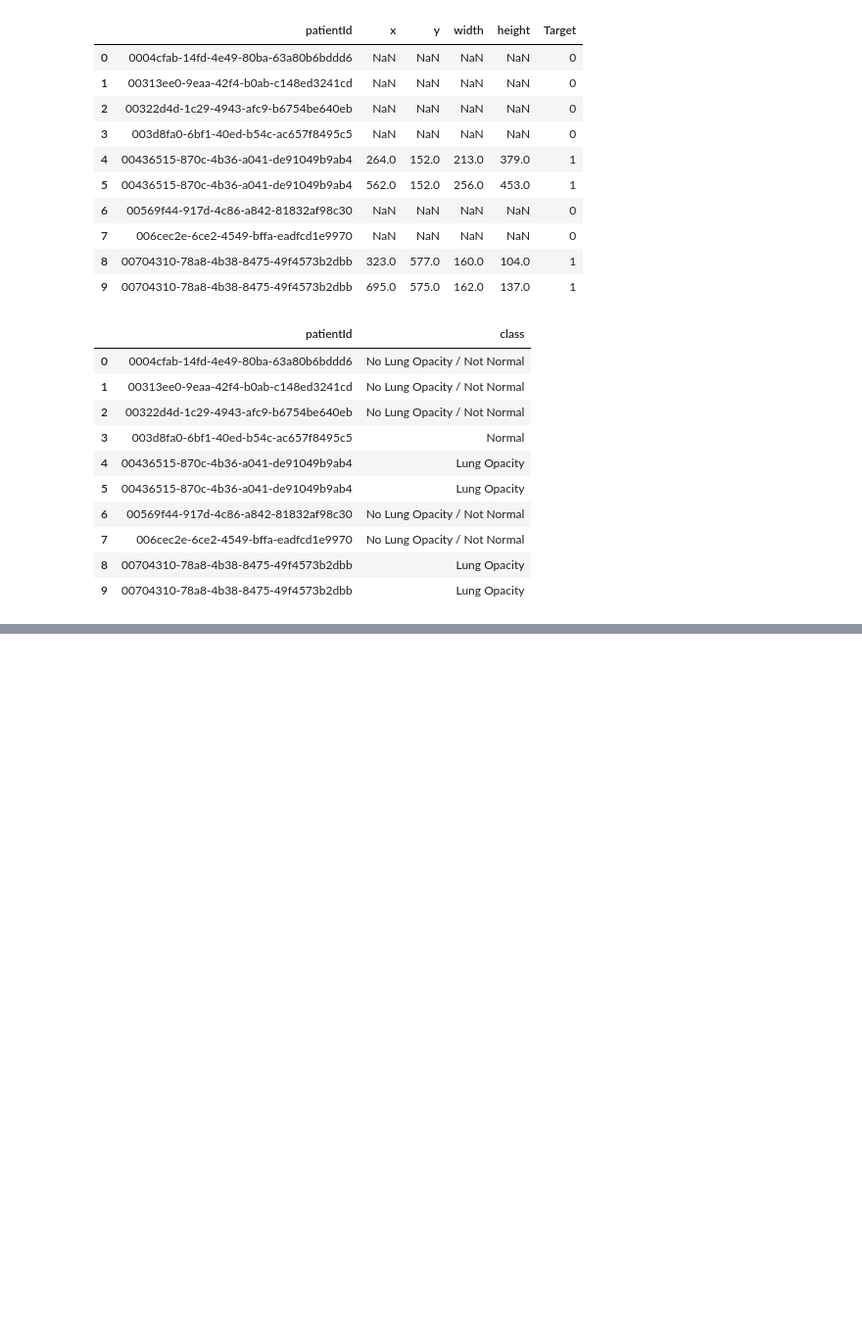
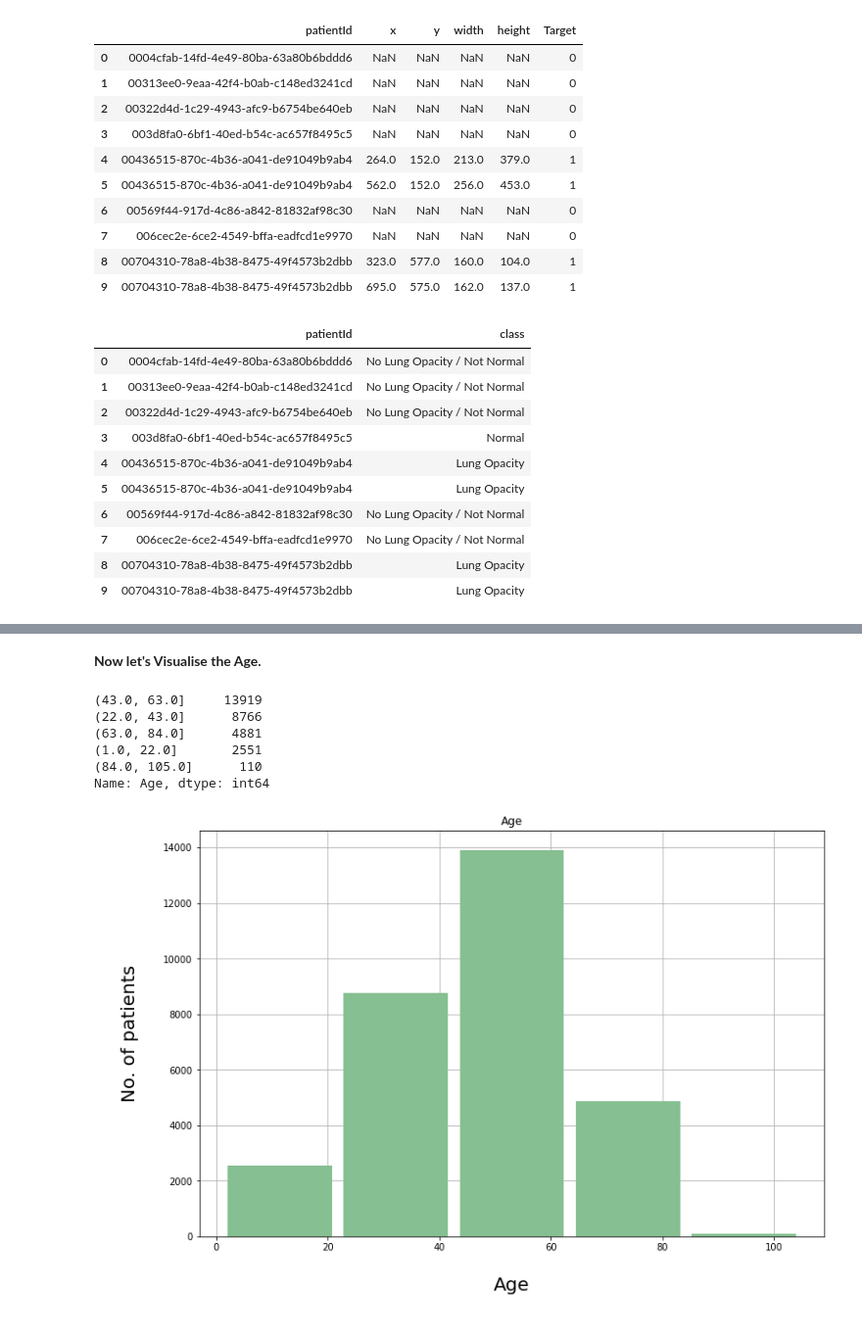
Before and after one commit to PulkitAppz/Capstone_AIML_19B, a Jupyter notebook: CapStone_Submission1.ipynb, the cells around one changed output, grey strips where cells are left out. Shown: that part at 98% size. Saved outputs shown, nothing was run; the diff lists cells and outputs as text; code cells hidden in the pictures; blank space fills up the shorter version.

```diff
--- a/CapStone_Submission1.ipynb
+++ b/CapStone_Submission1.ipynb
@@ -234,0 +371,9 @@ get_box(img1,train_labels)
+# %%
+count = 0
+for i in range(len(data_df.Age)):
+  if data_df.Age[i]>105:
+    count = count + 1
+    data_df.Age[i] = 105
+    if count == 5:# bcz only 5 outliers
+      break
+data_df['Age'].describe().astype(int)
@@ -234,0 +390,17 @@ get_box(img1,train_labels)
+# %% [markdown]
+**Now let's  Visualise the Age.**
+# %%
+ax = data_df.hist(column='Age', bins=5, grid=True, figsize=(12,8), color='#86bf91', zorder=2, rwidth=0.9)
+plt.xlabel('\nAge\n', fontsize = 20)
+plt.ylabel('\nNo. of patients\n', fontsize = 20)
+
+arr = pd.cut(data_df['Age'], bins = 5, precision = 0)
+arr.value_counts()
+# %% [output]
+(43.0, 63.0]     13919
+(22.0, 43.0]      8766
+(63.0, 84.0]      4881
+(1.0, 22.0]       2551
+(84.0, 105.0]      110
+Name: Age, dtype: int64
+[figure, added]
```
Also changed, not shown: parts of 22 cells of this notebook.
